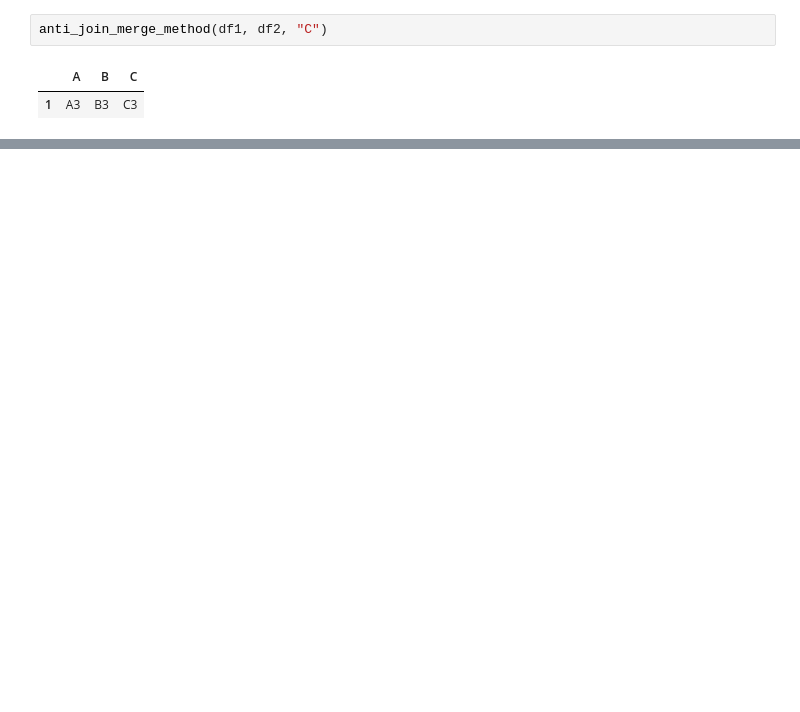
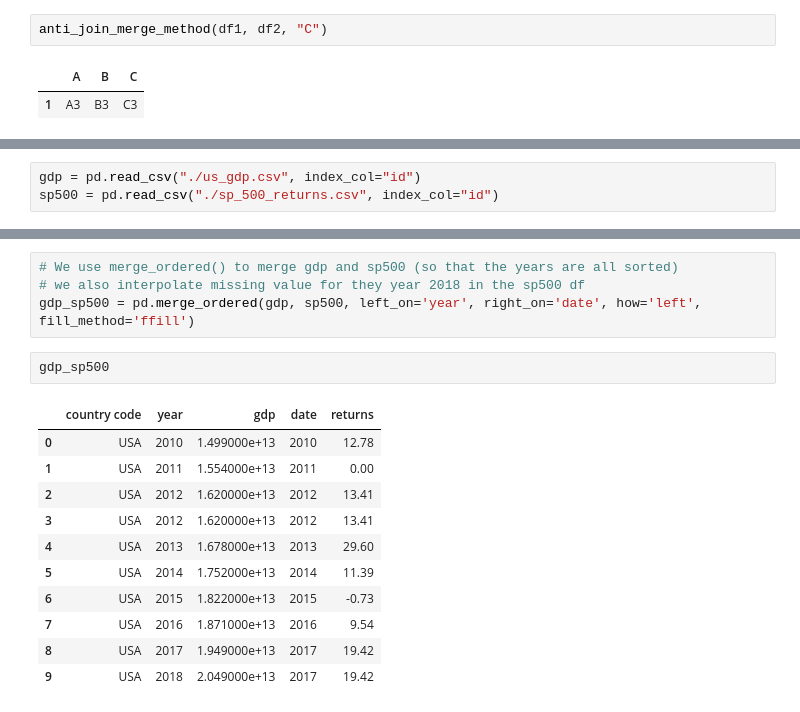
Before and after one commit to AindreaAjax/ML_Introduction, a Jupyter notebook: Pandas/04_DataFrames.ipynb, the cells around one changed output, grey strips where cells are left out. Saved outputs shown, nothing was run; the diff lists cells and outputs as text; blank space fills up the shorter version.

Commit message:
[subsec] Add subsec - Merging ordered data with the pd.merge_ordered() method

```diff
--- a/Pandas/04_DataFrames.ipynb
+++ b/Pandas/04_DataFrames.ipynb
@@ -2090,0 +2137,3 @@ anti_join_merge_method(df1, df2, "C")
+# %%
+gdp = pd.read_csv("./us_gdp.csv", index_col="id")
+sp500 = pd.read_csv("./sp_500_returns.csv", index_col="id")
@@ -2090,0 +2172,18 @@ anti_join_merge_method(df1, df2, "C")
+# %%
+# We use merge_ordered() to merge gdp and sp500 (so that the years are all sorted)
+# we also interpolate missing value for they year 2018 in the sp500 df
+gdp_sp500 = pd.merge_ordered(gdp, sp500, left_on='year', right_on='date', how='left', fill_method='ffill')
+# %%
+gdp_sp500
+# %% [output]
+|  | country code | year | gdp | date | returns |
+| 0 | USA | 2010 | 1.499000e+13 | 2010 | 12.78 |
+| 1 | USA | 2011 | 1.554000e+13 | 2011 | 0.00 |
+| 2 | USA | 2012 | 1.620000e+13 | 2012 | 13.41 |
+| 3 | USA | 2012 | 1.620000e+13 | 2012 | 13.41 |
+| 4 | USA | 2013 | 1.678000e+13 | 2013 | 29.60 |
+| 5 | USA | 2014 | 1.752000e+13 | 2014 | 11.39 |
+| 6 | USA | 2015 | 1.822000e+13 | 2015 | -0.73 |
+| 7 | USA | 2016 | 1.871000e+13 | 2016 | 9.54 |
+| 8 | USA | 2017 | 1.949000e+13 | 2017 | 19.42 |
+| 9 | USA | 2018 | 2.049000e+13 | 2017 | 19.42 |
```
Also changed, not shown: parts of 134 cells of this notebook, 2 other files.
